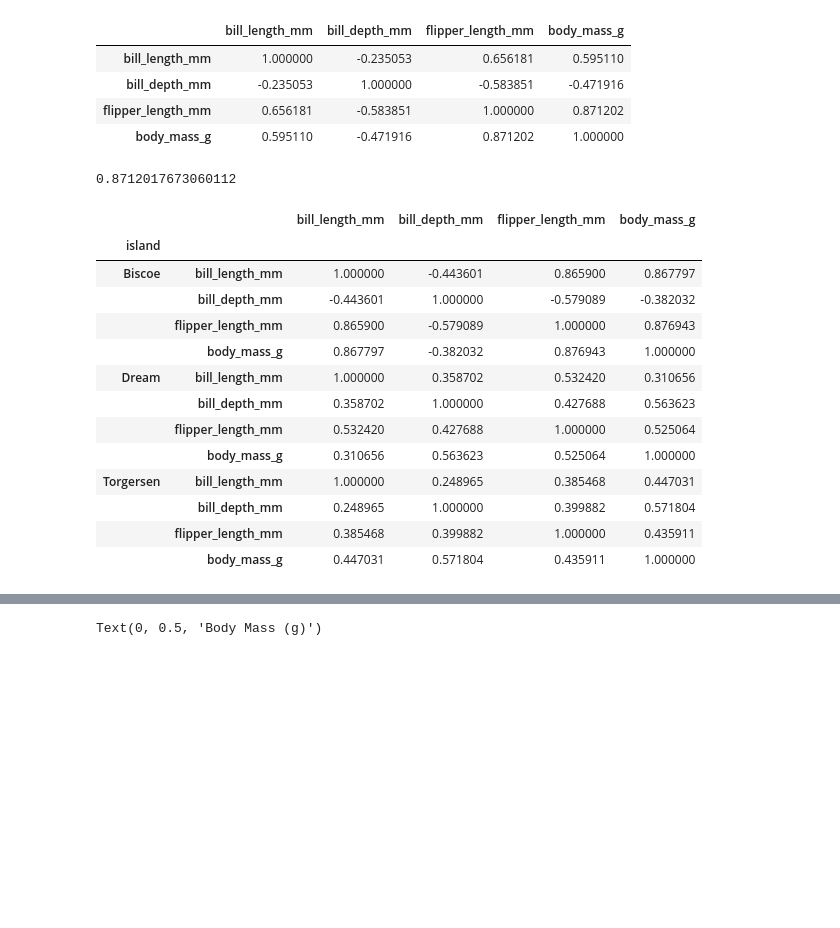
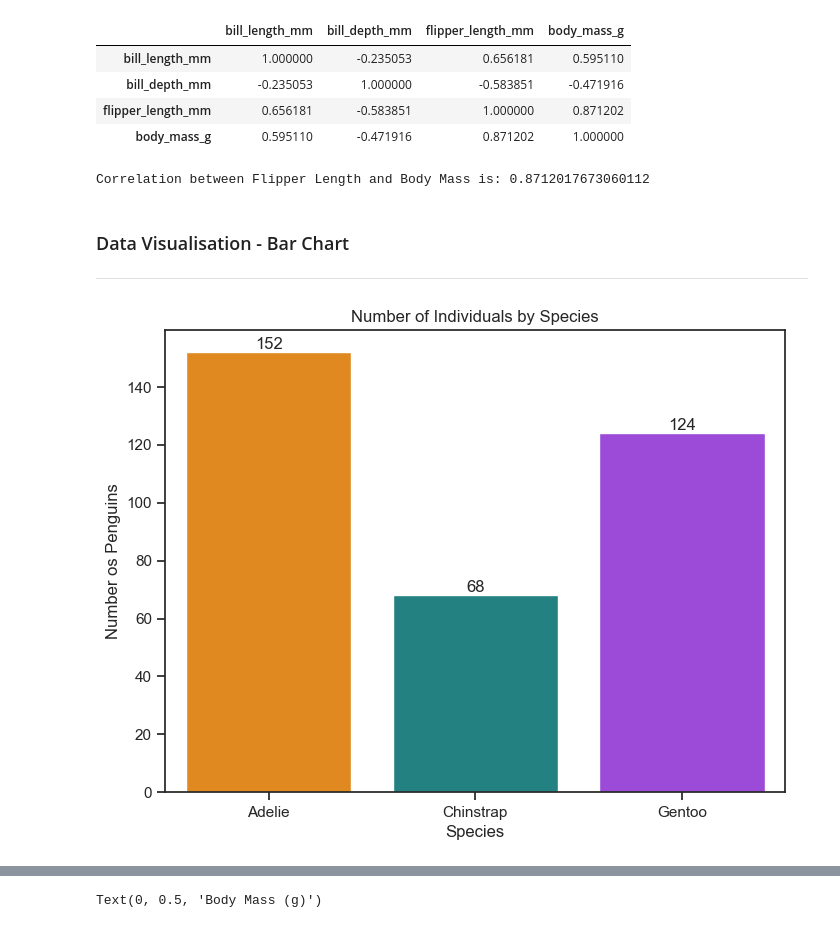
Before and after one commit to RodrigoDMU/MyWorkPDA-Project, a Jupyter notebook: penguins.ipynb, the cells around one changed output, grey strips where cells are left out. Cells and saved outputs as stored; diff of their text form; code cells hidden in the pictures; blank space fills up the shorter version.

```diff
--- a/penguins.ipynb
+++ b/penguins.ipynb
@@ -195,24 +168,25 @@ df.corr(method='pearson', numeric_only=True)
 | body_mass_g | 0.595110 | -0.471916 | 0.871202 | 1.000000 |
 # %%
 # Correlation between Flipper Length and Body Mass.
-df['flipper_length_mm'].corr(df['body_mass_g'])
+corrFLBM = df['flipper_length_mm'].corr(df['body_mass_g'])
+print("Correlation between Flipper Length and Body Mass is:", corrFLBM)
 # %% [output]
-0.8712017673060112
+Correlation between Flipper Length and Body Mass is: 0.8712017673060112
-# %%
-# Correlation of the data set.
-df.groupby('island').corr(method='pearson', numeric_only=True)
-# %% [output]
-|  |  | bill_length_mm | bill_depth_mm | flipper_length_mm | body_mass_g |
-| island |  |  |  |  |  |
-| Biscoe | bill_length_mm | 1.000000 | -0.443601 | 0.865900 | 0.867797 |
-|  | bill_depth_mm | -0.443601 | 1.000000 | -0.579089 | -0.382032 |
-|  | flipper_length_mm | 0.865900 | -0.579089 | 1.000000 | 0.876943 |
-|  | body_mass_g | 0.867797 | -0.382032 | 0.876943 | 1.000000 |
-| Dream | bill_length_mm | 1.000000 | 0.358702 | 0.532420 | 0.310656 |
-|  | bill_depth_mm | 0.358702 | 1.000000 | 0.427688 | 0.563623 |
-|  | flipper_length_mm | 0.532420 | 0.427688 | 1.000000 | 0.525064 |
-|  | body_mass_g | 0.310656 | 0.563623 | 0.525064 | 1.000000 |
-| Torgersen | bill_length_mm | 1.000000 | 0.248965 | 0.385468 | 0.447031 |
-|  | bill_depth_mm | 0.248965 | 1.000000 | 0.399882 | 0.571804 |
-|  | flipper_length_mm | 0.385468 | 0.399882 | 1.000000 | 0.435911 |
-|  | body_mass_g | 0.447031 | 0.571804 | 0.435911 | 1.000000 |
+# %% [markdown]
+### Data Visualisation - Bar Chart
+***
+# %%
+# Add figure size.
+plt.figure(figsize = (8,6))
+# Count the number of penguins for each specie.
+ax = sns.countplot(x='species', data=df, palette=['#FF8C00','#159090','#A034F0'])
+# Add title.
+plt.title('Number of Individuals by Species')
+# Add labels (X and Y).
+plt.xlabel('Species')
+plt.ylabel('Number os Penguins')
+# Add total count on top of bar.
+for container in ax.containers:
+    ax.bar_label(container)
+# %% [output]
+[figure, added]
```
Also changed, not shown: parts of 13 cells of this notebook.
